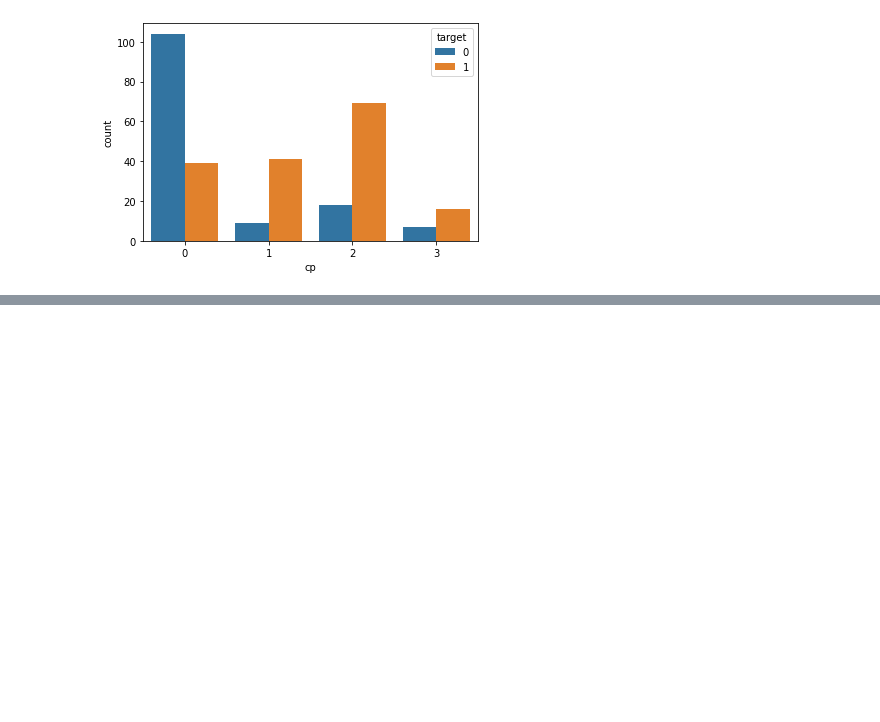
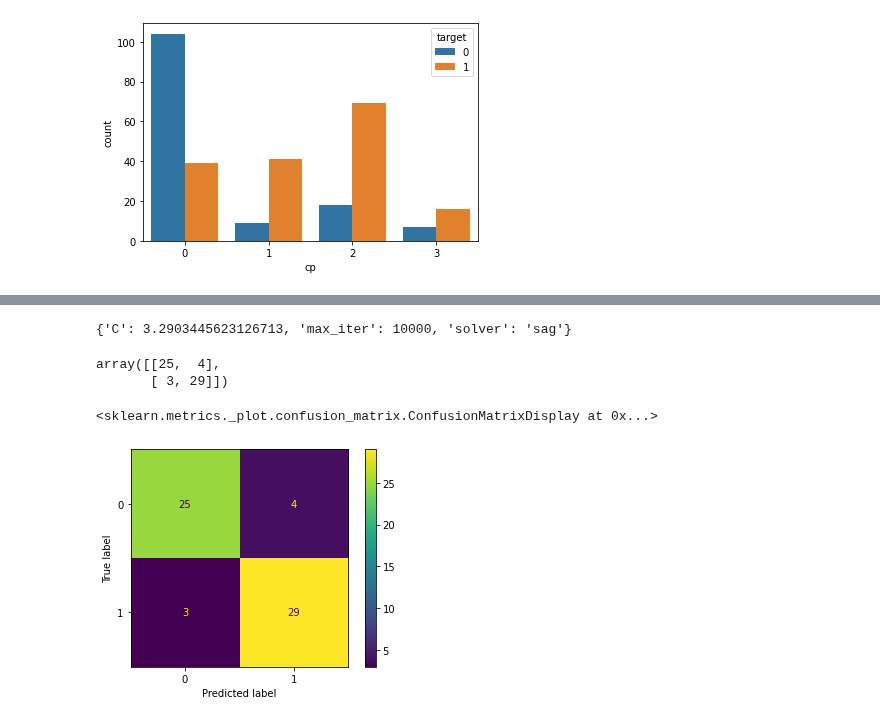
Before and after one commit to kozz84/Udemy, a Jupyter notebook: ZTM_Milestone_1.ipynb, the cells around one changed output, grey strips where cells are left out. Drawn from its saved outputs; the diff is of its cells as text; code cells hidden in the pictures; blank space fills up the shorter version.

```diff
--- a/ZTM_Milestone_1.ipynb
+++ b/ZTM_Milestone_1.ipynb
@@ -117,0 +177,11 @@ plt.plot(neighbors,test_score)
+# %%
+lr_grid={'C':np.logspace(-5,5,30),
+         'solver':['newton-cg', 'lbfgs', 'liblinear', 'sag', 'saga'],
+         'max_iter': [10000]}
+# %%
+grid_search_log_reg = GridSearchCV(LogisticRegression(),
+                                   param_grid=lr_grid,
+                                   cv=5,
+                                   verbose=True)
+# %%
+grid_search_log_reg.fit(X_train,y_train)
@@ -117,0 +205,6 @@ plt.plot(neighbors,test_score)
+# %%
+y_pred = grid_search_log_reg.predict(X_test)
+# %%
+grid_search_log_reg.best_params_
+# %% [output]
+{'C': 3.2903445623126713, 'max_iter': 10000, 'solver': 'sag'}
@@ -117,0 +213,10 @@ plt.plot(neighbors,test_score)
+# %%
+confusion_matrix(y_test,y_pred)
+# %% [output]
+array([[25,  4],
+       [ 3, 29]])
+# %%
+ConfusionMatrixDisplay(confusion_matrix(y_test,y_pred)).plot()
+# %% [output]
+<sklearn.metrics._plot.confusion_matrix.ConfusionMatrixDisplay at 0x...>
+[figure, added]
```
Also changed, not shown: parts of 38 cells of this notebook.
